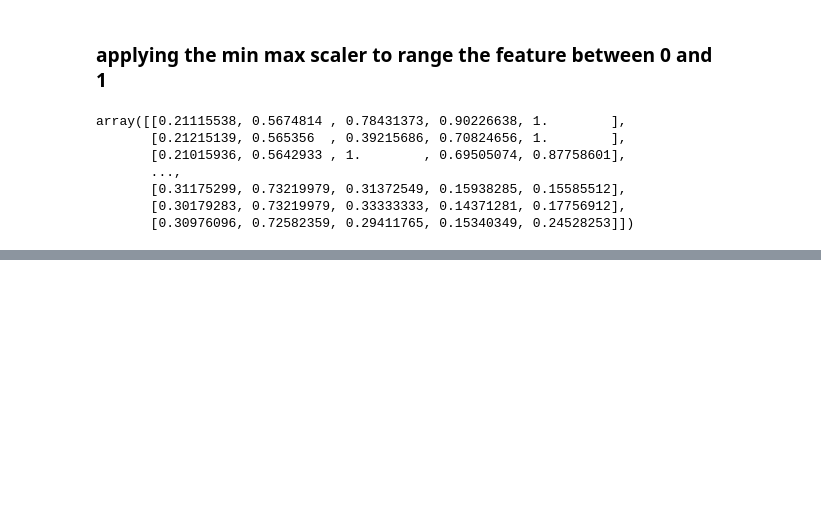
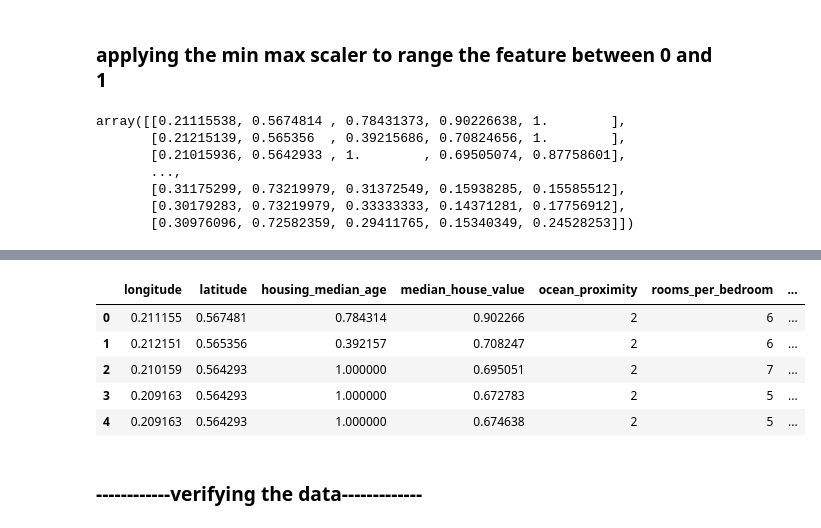
Before and after one commit to utsav87589/California-Housing, a Jupyter notebook: Supervised ML/fe_eda.ipynb, the cells around one changed output, grey strips where cells are left out. Drawn from its saved outputs; the diff is of its cells as text; code cells hidden in the pictures; blank space fills up the shorter version.

```diff
--- a/Supervised ML/fe_eda.ipynb
+++ b/Supervised ML/fe_eda.ipynb
@@ -547,0 +553,2 @@ df_subset_scaled.shape
+# %%
+df_subset[df_subset.columns] = df_subset_scaled
@@ -547,0 +579,11 @@ df_subset_scaled.shape
+# %%
+df[['longitude', 'latitude', 'housing_median_age', 'median_house_value', 'median_income']] = df_subset[df_subset.columns]
+# %%
+df.head()
+# %% [output]
+|  | longitude | latitude | housing_median_age | median_house_value | ocean_proximity | rooms_per_bedroom | ... |
+| 0 | 0.211155 | 0.567481 | 0.784314 | 0.902266 | 2 | 6 | ... |
+| 1 | 0.212151 | 0.565356 | 0.392157 | 0.708247 | 2 | 6 | ... |
+| 2 | 0.210159 | 0.564293 | 1.000000 | 0.695051 | 2 | 7 | ... |
+| 3 | 0.209163 | 0.564293 | 1.000000 | 0.672783 | 2 | 5 | ... |
+| 4 | 0.209163 | 0.564293 | 1.000000 | 0.674638 | 2 | 5 | ... |
@@ -547,0 +592,2 @@ df_subset_scaled.shape
+# %% [markdown]
+### ------------verifying the data-------------
```
Also changed, not shown: parts of 9 cells of this notebook, 3 other files.
